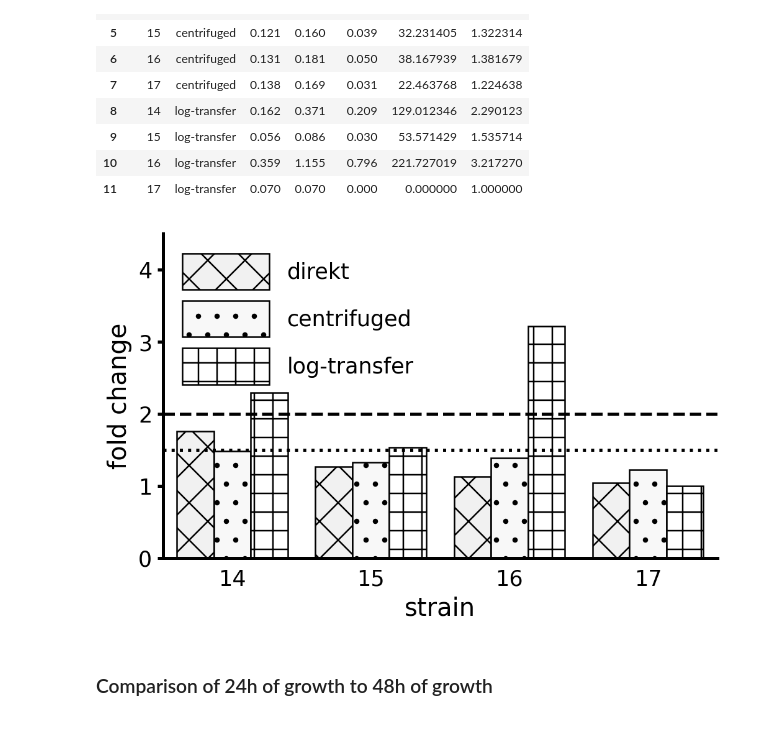
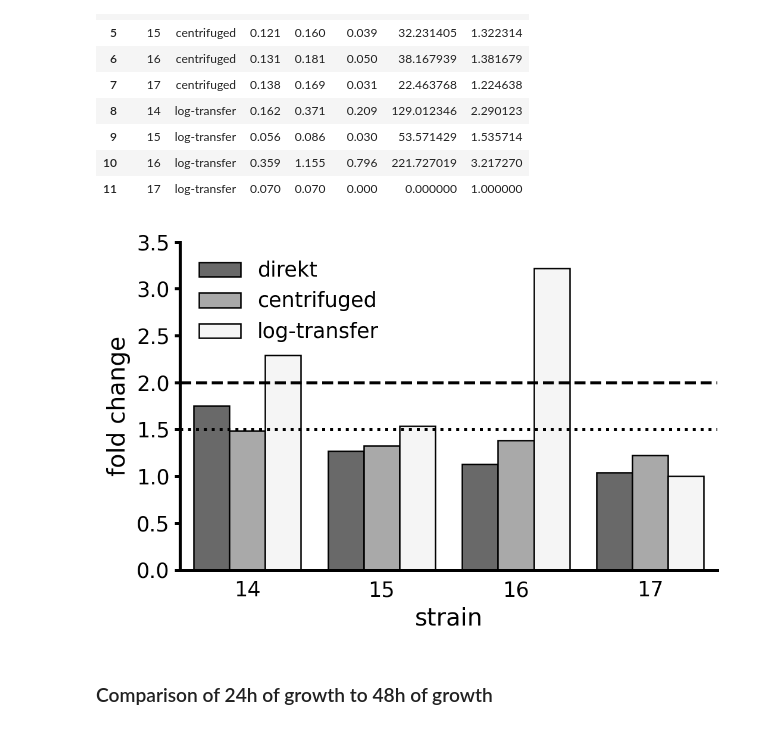
Before and after one commit to draeger-lab/C_striatum_wetlab, a Jupyter notebook: growth_binary/growth_binary.ipynb, the cells around one changed output. Saved outputs shown, nothing was run; the diff lists cells and outputs as text; code cells hidden in the pictures.

```diff
--- a/growth_binary/growth_binary.ipynb
+++ b/growth_binary/growth_binary.ipynb
@@ -35,21 +35,23 @@ test
 # %%
 plt.close('all')
 res = test[['strain', 'modus', 'fold']]
 ax = sns.barplot(x=res['strain'], y=res['fold'], data=res, hue="modus",
                  edgecolor='k', color='white')
 for i,thisbar in enumerate(ax.patches):
-    thisbar.set_hatch(pat[i])
+    #thisbar.set_hatch(pat[i])
+    thisbar.set_color(greys[i])
+    thisbar.set_edgecolor('k')
 plt.axhline(2, linestyle='dashed', color='k')
 plt.axhline(1.5, linestyle=':', color='k')
 plt.tick_params(bottom=False)
 plt.ylabel(r'fold change')
 plt.xlabel('strain')
-plt.ylim((0,4.5))
-plt.legend(handleheight=2.2, handlelength=4, loc='upper left')
+plt.ylim((0,3.5))
+plt.legend()#handleheight=2.2, handlelength=4, loc='upper left')
 plt.tight_layout()
 plt.savefig('growth_binary_figures/special_screening/CGXII_screen_221019.png')
 # %% [output]
-[figure, old version]
+[figure, new version]
 # %% [markdown]
 ### Comparison of 24h of growth to 48h of growth
 # %%
```
Also changed, not shown: parts of 5 cells of this notebook, 21 other files.
